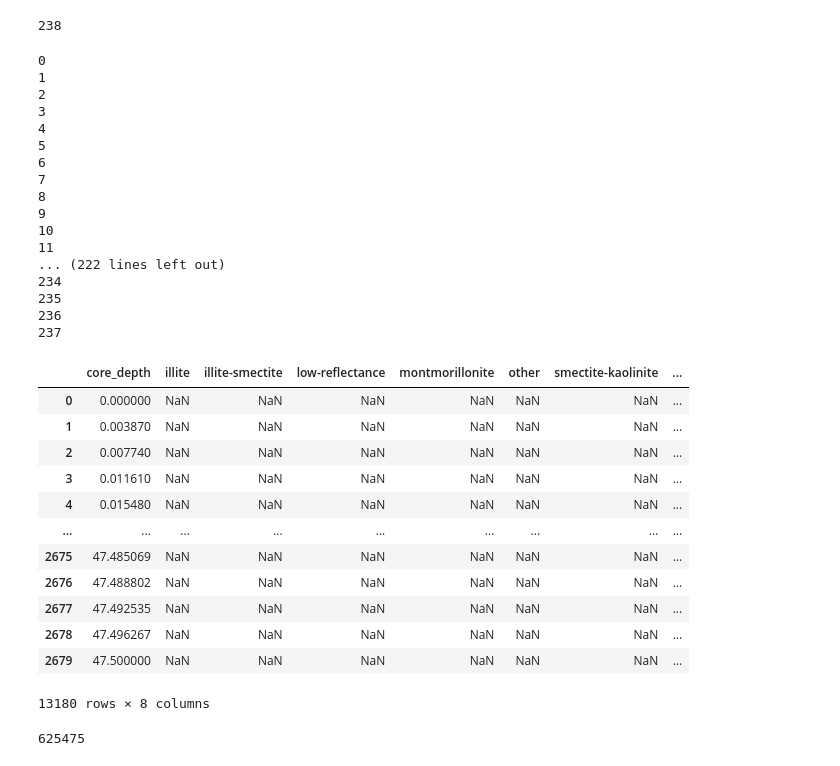
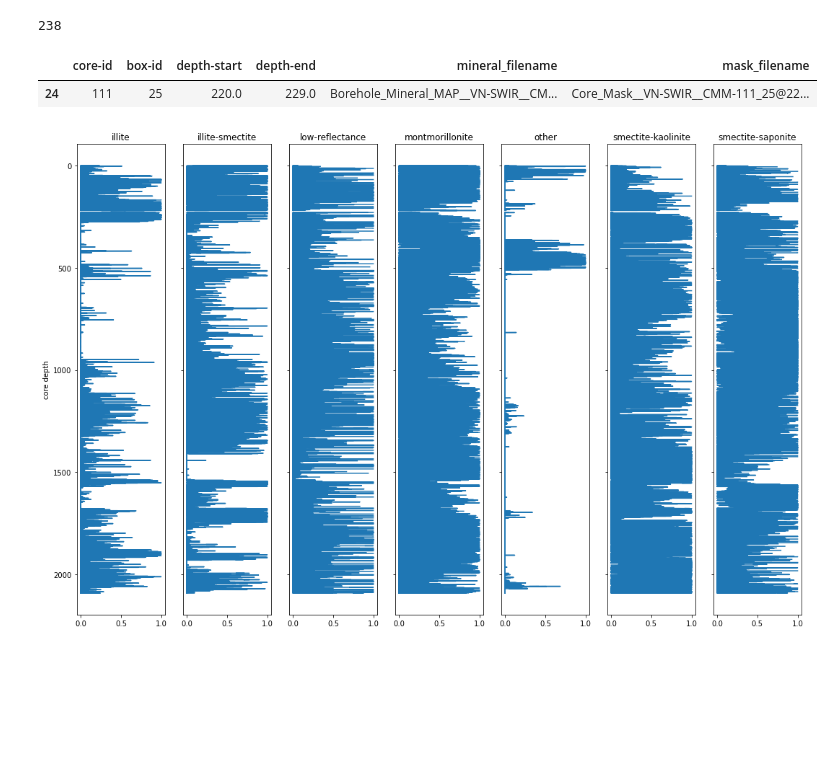
Before and after one commit to nchowes/digital-core, a Jupyter notebook: sandbox/nch/pHyperspecDatastore.ipynb, the cells around one changed output. Drawn from its saved outputs; the diff is of its cells as text; code cells hidden in the pictures; blank space fills up the shorter version.

```diff
--- a/sandbox/nch/pHyperspecDatastore.ipynb
+++ b/sandbox/nch/pHyperspecDatastore.ipynb
@@ -268,11 +268,10 @@ class HyperspecDatastore:
         self.problem_index = []
         features = []
         for i in range( n ):
-            print(i)
             self.active_index = i
             self.calculate_metrics()
             if len(self.core_box_df)==0:
-                self.problem_index = i
+                self.problem_index.append(i)
             features.append(self.core_box_df)
         self.core_df = pd.concat( features )
 
@@ -425,41 +448,12 @@ len(ds.minerals)
 238
 # %%
 ds.extract_features()
-# %% [output]
-0
-1
-2
-3
-4
-5
-6
-7
-8
-9
-10
-11
-... (222 lines left out)
-234
-235
-236
-237
-# %%
-ds.core_df
-# %% [output]
-|  | core_depth | illite | illite-smectite | low-reflectance | montmorillonite | other | smectite-kaolinite | ... |
-| 0 | 0.000000 | NaN | NaN | NaN | NaN | NaN | NaN | ... |
-| 1 | 0.003870 | NaN | NaN | NaN | NaN | NaN | NaN | ... |
-| 2 | 0.007740 | NaN | NaN | NaN | NaN | NaN | NaN | ... |
-| 3 | 0.011610 | NaN | NaN | NaN | NaN | NaN | NaN | ... |
-| 4 | 0.015480 | NaN | NaN | NaN | NaN | NaN | NaN | ... |
-| ... | ... | ... | ... | ... | ... | ... | ... | ... |
-| 2675 | 47.485069 | NaN | NaN | NaN | NaN | NaN | NaN | ... |
-| 2676 | 47.488802 | NaN | NaN | NaN | NaN | NaN | NaN | ... |
-| 2677 | 47.492535 | NaN | NaN | NaN | NaN | NaN | NaN | ... |
-| 2678 | 47.496267 | NaN | NaN | NaN | NaN | NaN | NaN | ... |
-| 2679 | 47.500000 | NaN | NaN | NaN | NaN | NaN | NaN | ... |
-13180 rows × 8 columns
-# %%
-len(ds.core_df)
-# %% [output]
-625475
+# %%
+ds.metadata.iloc[ds.problem_index,:]
+# %% [output]
+|  | core-id | box-id | depth-start | depth-end | mineral_filename | mask_filename |
+| 24 | 111 | 25 | 220.0 | 229.0 | Borehole_Mineral_MAP__VN-SWIR__CM... | Core_Mask__VN-SWIR__CMM-111_25@22... |
+# %%
+ax = ds.plot_core_features()
+# %% [output]
+[figure, added]
```
Also changed, not shown: parts of 6 cells of this notebook, 2 other files.
